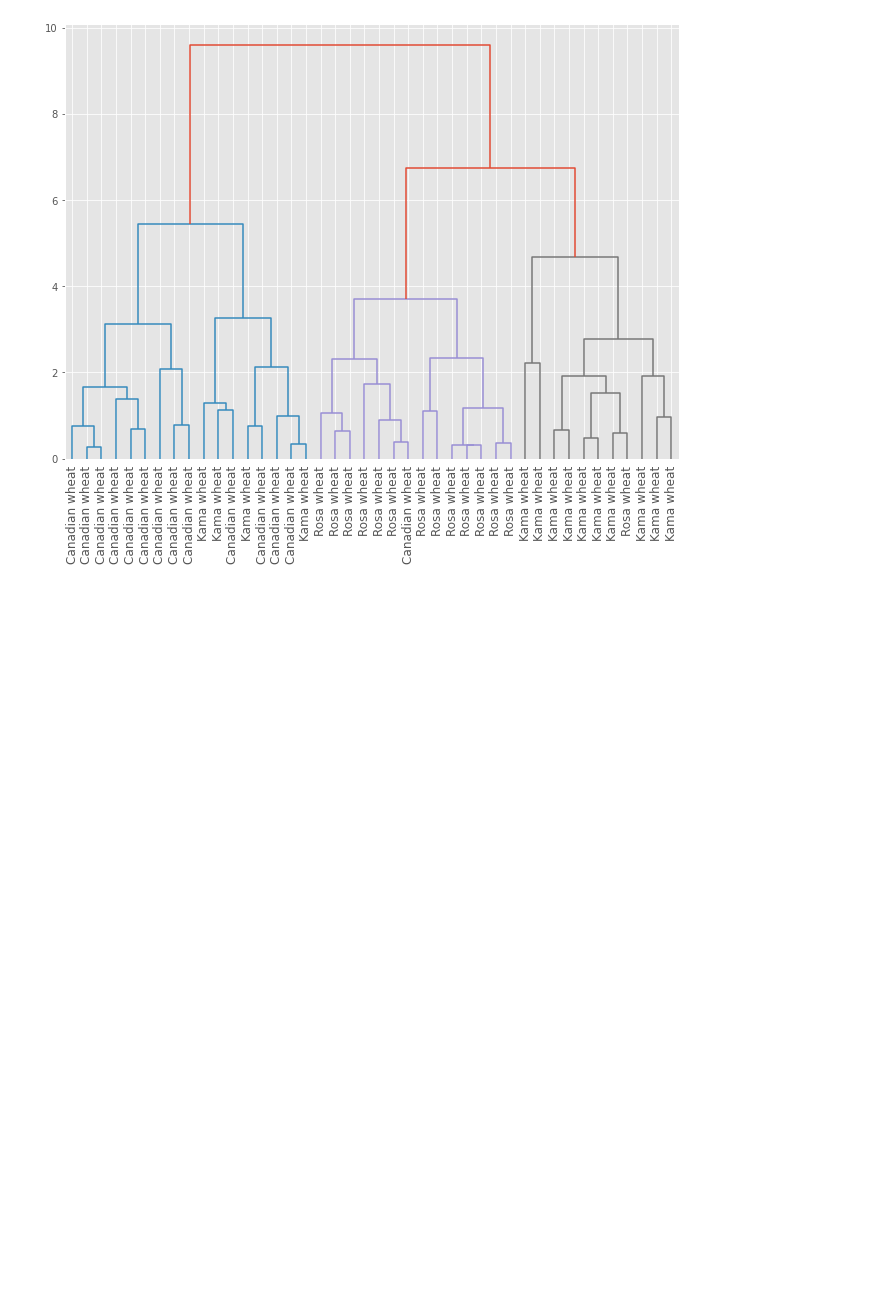
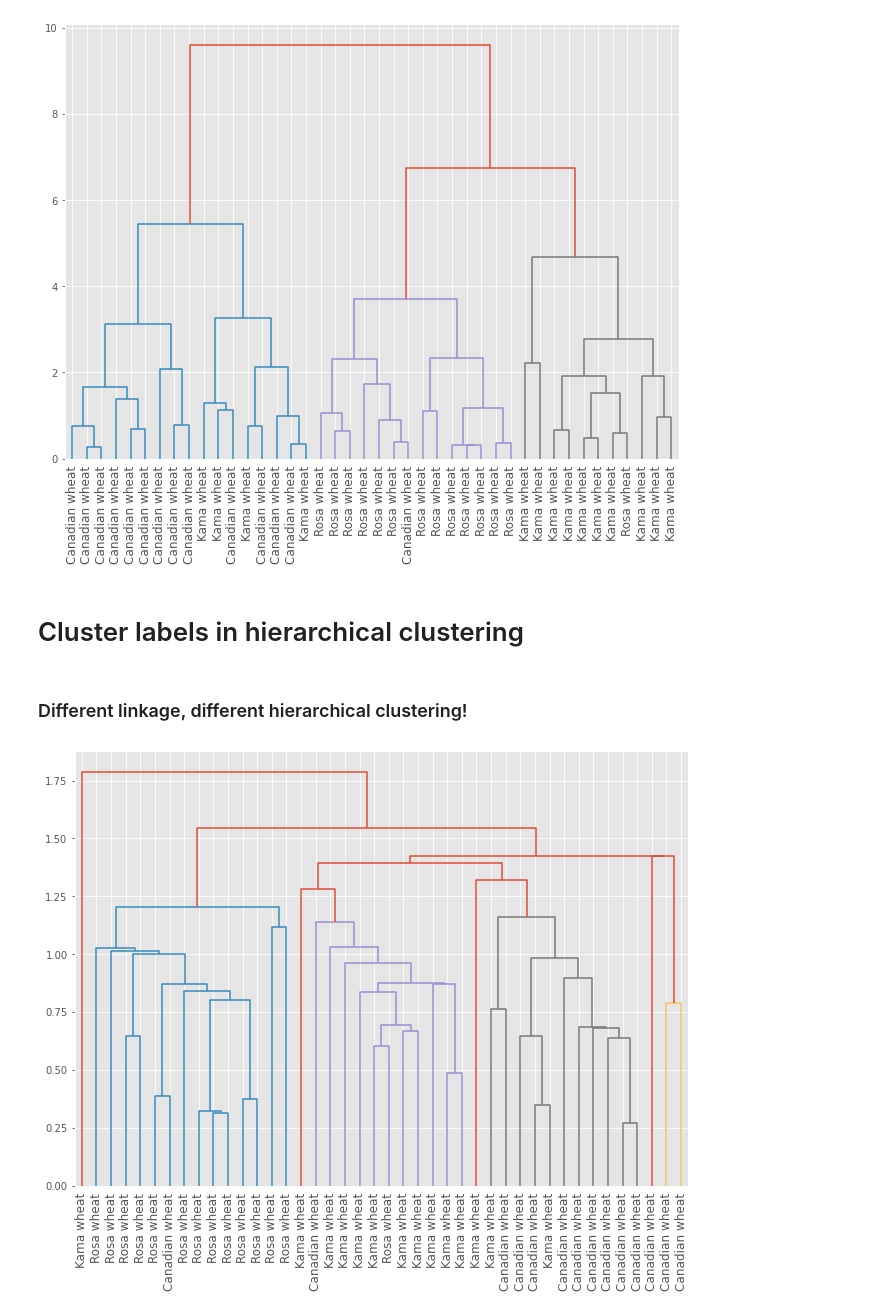
Before and after one commit to nikotinus/UnsupervisedLearning, a Jupyter notebook: Unsupervised Learning - Clustering.ipynb, the cells around one changed output. Drawn from its saved outputs; the diff is of its cells as text; code cells hidden in the pictures; blank space fills up the shorter version.

```diff
--- a/Unsupervised Learning - Clustering.ipynb
+++ b/Unsupervised Learning - Clustering.ipynb
@@ -374,3 +374,17 @@ dendrogram(mergings,
 plt.show()
 # %% [output]
 [figure]
+# %% [markdown]
+# Cluster labels in hierarchical clustering
+# %% [markdown]
+### Different linkage, different hierarchical clustering!
+# %%
+# Calculate the linkage: mergings
+mergings_sing = linkage(seed_samples, method='single')
+# %%
+# Plot the dendrogram
+plt.figure(figsize=(11,8))
+dendrogram(mergings_sing, labels = varieties, leaf_rotation=90, leaf_font_size=12)
+plt.show()
+# %% [output]
+[figure, added]
```
Also changed, not shown: parts of 58 cells of this notebook.
